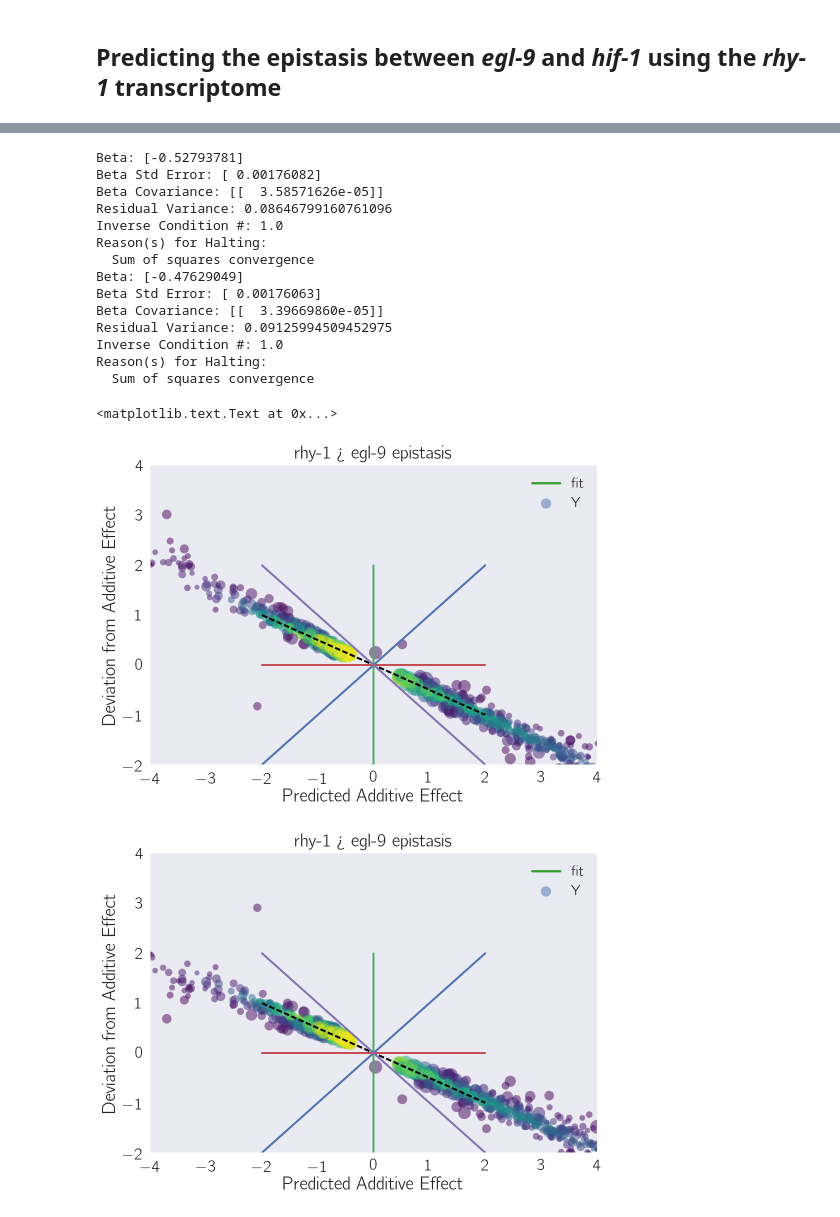
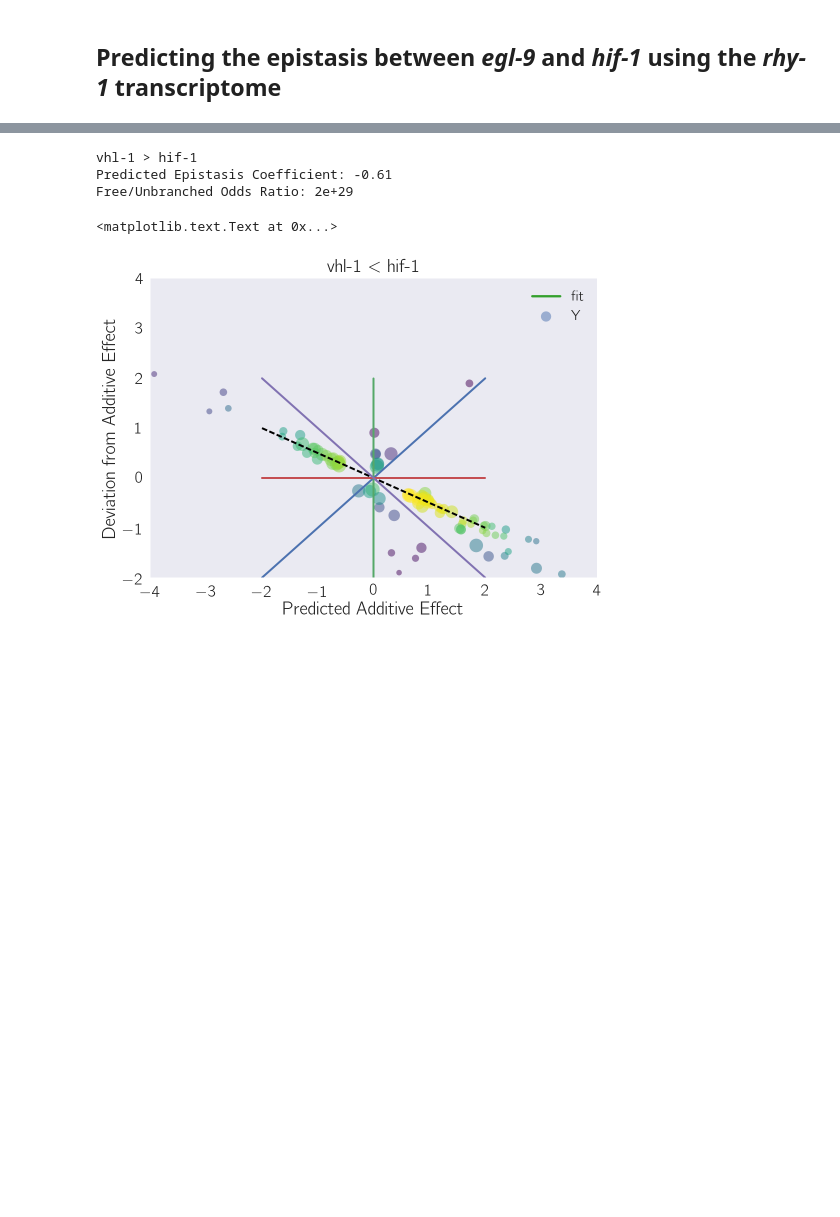
Before and after one commit to WormLabCaltech/mprsq, a Jupyter notebook: src/Quantifying Epistasis 6.ipynb, the cells around one changed output, grey strips where cells are left out. Saved outputs shown, nothing was run; the diff lists cells and outputs as text; code cells hidden in the pictures; blank space fills up the shorter version.

```diff
--- a/src/Quantifying Epistasis 6.ipynb
+++ b/src/Quantifying Epistasis 6.ipynb
@@ -482,4 +535,4 @@ However, unlike with the *egl-9* mutant data, the odds ratio test fails to accep
 letter1 = 'e'
 letter2 = 'c'
 double = genvar.double_mapping['b' + letter2]
-x, y, xy, ax = epi.epistasis_plot([letter1, letter2], double, tidy_data)
+x, y, xy, ax = epi.make_epiplot([letter1, letter2], double, tidy_data)
@@ -504,11 +578,10 @@ model_selection(X, Y, wdev, alpha=alpha, guess=actual.beta[0])
 # %%
-def predict_epistasis_from_blank(letters, df=tidy_data, model='xy=x', condition=None):
-    common = epi.find_overlap(letters, df)
+def predict_epistasis_from_blank(letters, df=tidy_data, model='xy=x', condition=None, q=0.1):
+    common = epi.find_overlap(letters, df, q=q)
     x = df[(df.code == letters[0]) & (df.target_id.isin(common))].copy()
     y = df[(df.code == letters[1]) & (df.target_id.isin(common))]
 
     X = x.b + y.b
-
 
     if model == 'xy=x':
         Y = -y.b
@@ -519,7 +592,6 @@ def predict_epistasis_from_blank(letters, df=tidy_data, model='xy=x', condition=
 
     x['X'] = X
     x['Y'] = Y
-
 
     epi.epiplot(x.X, x.Y, Y_se, alpha=0.3)
 
@@ -532,11 +604,25 @@ def predict_epistasis_from_blank(letters, df=tidy_data, model='xy=x', condition=
     plt.plot([-2, 2], [2, -2])
 
     actual = epi.ODR([x,y], y, epistasis=model)
-    actual.pprint()
+    print('Predicted Epistasis Coefficient: {0:.2g}'.format(actual.beta[0]))
 
-letters = ['b', 'd']
-predict_epistasis_from_blank(letters)
-plt.title('egl-9 > vhl-1')
+    # Model Selection:
+    log_MAP = log_posterior_fixed(Y_se, X, Y, model='xy=x=y')
 
-predict_epistasis_from_blank(letters, model='xy=y')
-plt.title('egl-9 < vhl-1')
+    # calculate probability of free model:
+    res = scipy.optimize.minimize(neg_log_prob_free, 0, args=(X, Y, Y_se), method='Powell')
+
+    # Compute error bars
+    second_derivative = scipy.misc.derivative(log_posterior, res.x, dx=1.0, n=2, args=(X, Y, Y_se), order=3)
+    cov_free = -1/second_derivative
+    alpha_free = np.float64(res.x)
+    log_free = log_posterior(alpha_free, X, Y, Y_se)
+    good_fits = log_free - log_MAP
+
+
+    # occam factor - only the free model has a penalty
+    log_occam_factor =(-np.log(2 * np.pi) + np.log(cov_free)
+                       - 0) / 2
+    lg = log_free - log_MAP + log_occam_factor - 2
+
+    print('{0} Odds Ratio: {1:1.0g}'.format('Free/Unbranched', np.exp(lg)))
@@ -586,25 +717,11 @@ Reason(s) for Halting:
 # %%
-letters = ['e', 'b']
-predict_epistasis_from_blank(letters)
-plt.title('rhy-1 > egl-9 epistasis')
-
+letters = ['d', 'c']
+print('vhl-1 > hif-1')
 predict_epistasis_from_blank(letters, model='xy=y')
-plt.title('rhy-1 < egl-9 epistasis')
+plt.title('vhl-1 $<$ hif-1')
 # %% [output]
-Beta: [-0.52793781]
-Beta Std Error: [ 0.00176082]
-Beta Covariance: [[  3.58571626e-05]]
-Residual Variance: 0.08646799160761096
-Inverse Condition #: 1.0
-Reason(s) for Halting:
-  Sum of squares convergence
-Beta: [-0.47629049]
-Beta Std Error: [ 0.00176063]
-Beta Covariance: [[  3.39669860e-05]]
-Residual Variance: 0.09125994509452975
-Inverse Condition #: 1.0
-Reason(s) for Halting:
-  Sum of squares convergence
+vhl-1 > hif-1
+Predicted Epistasis Coefficient: -0.61
+Free/Unbranched Odds Ratio: 2e+29
 <matplotlib.text.Text at 0x...>
-[figure, old version]
+[figure, new version]
-[figure, removed]
```
Also changed, not shown: parts of 35 cells of this notebook, 21 other files.
